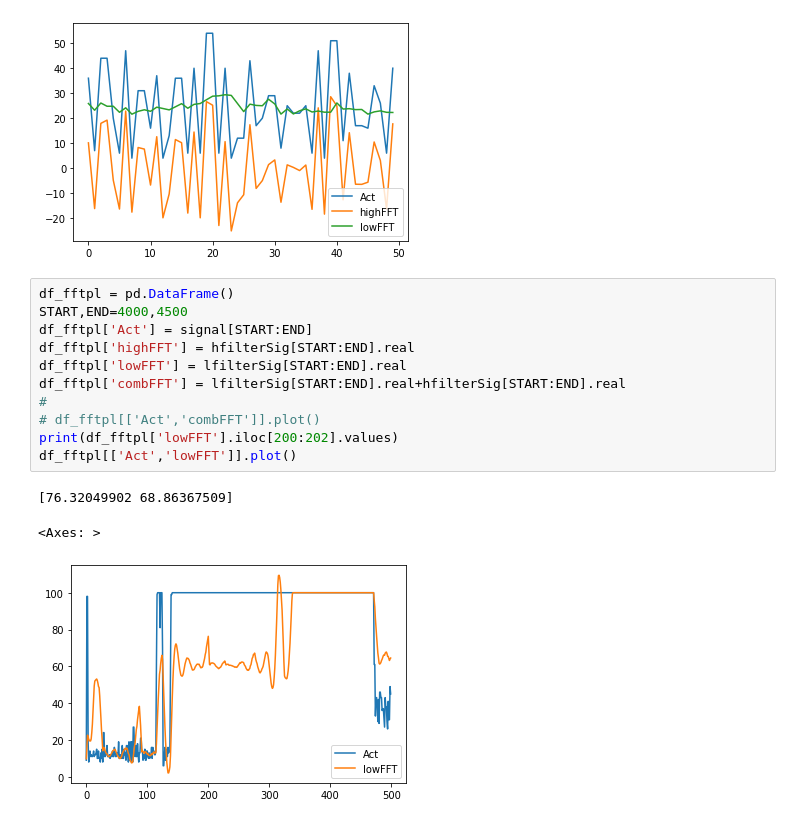
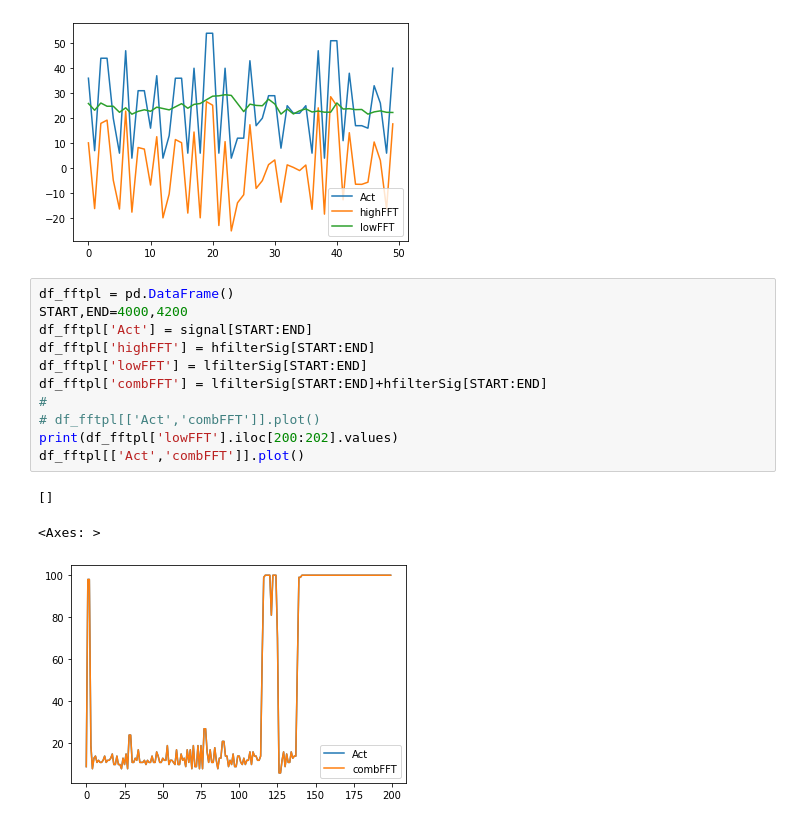
Before and after one commit to dipayan2/ARMAModel, a Jupyter notebook: Train_TestModel.ipynb, the cells around one changed output. Saved outputs shown, nothing was run; the diff lists cells and outputs as text.

```diff
--- a/Train_TestModel.ipynb
+++ b/Train_TestModel.ipynb
@@ -1692,16 +1692,16 @@ df_fftpl[['Act','highFFT','lowFFT']].plot()
 [figure]
 # %%
 df_fftpl = pd.DataFrame()
-START,END=4000,4500
+START,END=4000,4200
 df_fftpl['Act'] = signal[START:END]
-df_fftpl['highFFT'] = hfilterSig[START:END].real
-df_fftpl['lowFFT'] = lfilterSig[START:END].real
-df_fftpl['combFFT'] = lfilterSig[START:END].real+hfilterSig[START:END].real
+df_fftpl['highFFT'] = hfilterSig[START:END]
+df_fftpl['lowFFT'] = lfilterSig[START:END]
+df_fftpl['combFFT'] = lfilterSig[START:END]+hfilterSig[START:END]
 #
 # df_fftpl[['Act','combFFT']].plot()
 print(df_fftpl['lowFFT'].iloc[200:202].values)
-df_fftpl[['Act','lowFFT']].plot()
+df_fftpl[['Act','combFFT']].plot()
 # %% [output]
-[76.32049902 68.86367509]
+[]
 <Axes: >
-[figure, old version]
+[figure, new version]
```
Also changed, not shown: 1 other file.
